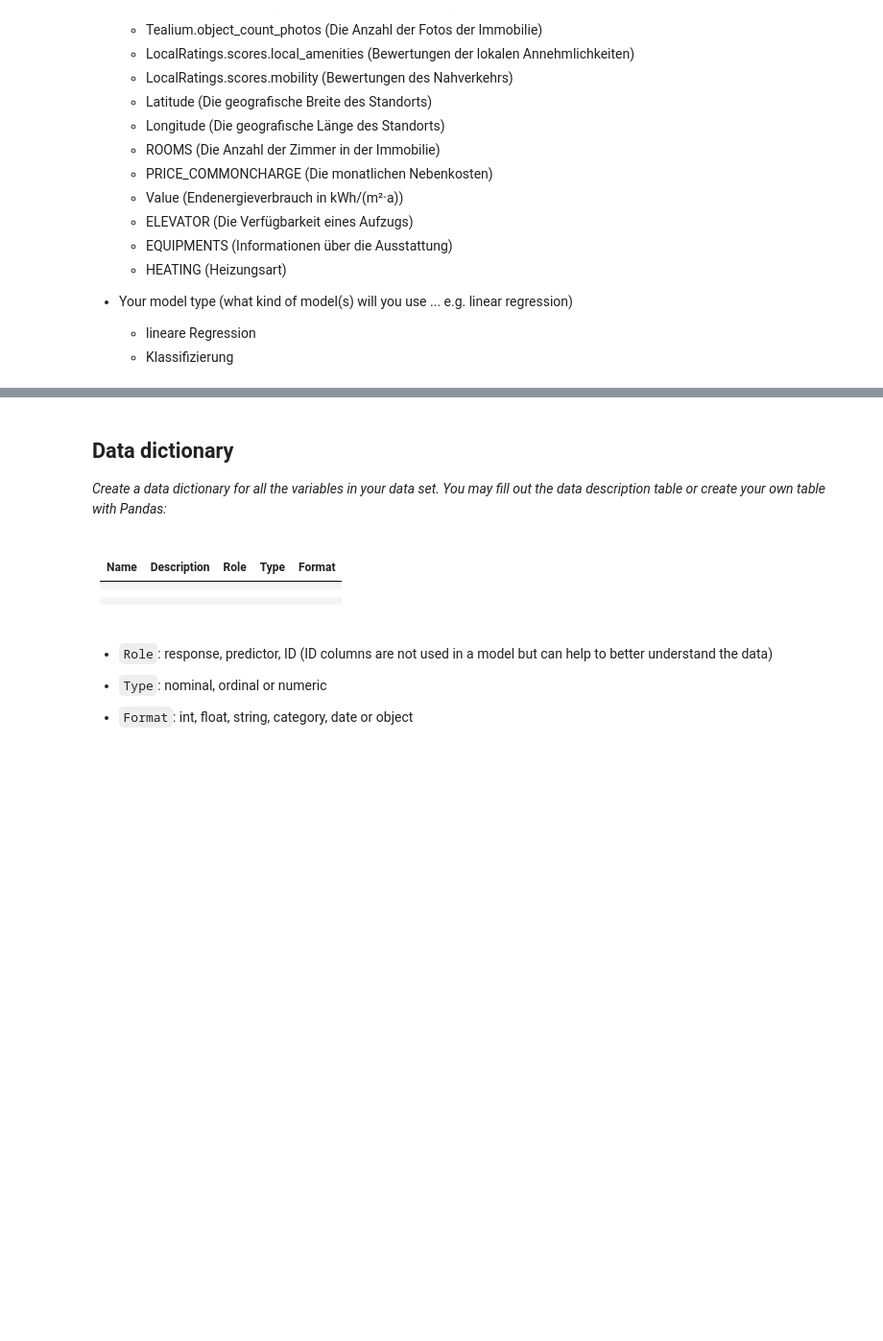
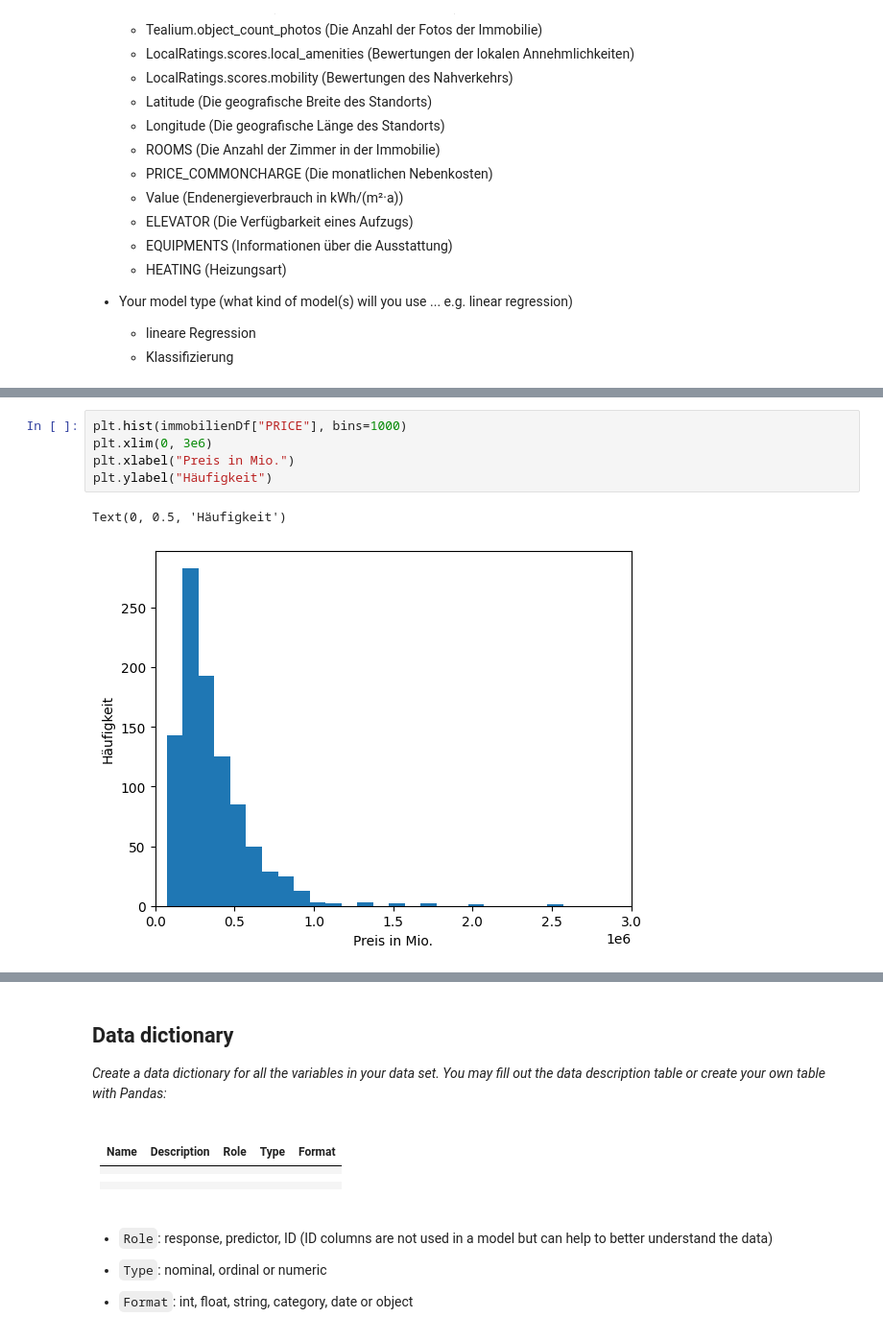
Before and after one commit to hdm-statistik-lpj/project, a Jupyter notebook: references/project-proposal.ipynb, the cells around one changed output, grey strips where cells are left out. Shown: that part at 96% size. Drawn from its saved outputs; the diff is of its cells as text; blank space fills up the shorter version.

```diff
--- a/references/project-proposal.ipynb
+++ b/references/project-proposal.ipynb
@@ -115,0 +130,8 @@ Die unabhängige Variable "Preis" (PRICE) repräsentiert den vom Verkäufer ange
+# %%
+plt.hist(immobilienDf["PRICE"], bins=1000)
+plt.xlim(0, 3e6)
+plt.xlabel("Preis in Mio.")
+plt.ylabel("Häufigkeit")
+# %% [output]
+Text(0, 0.5, 'Häufigkeit')
+[figure, added]
```
Also changed, not shown: parts of 2 cells of this notebook.
